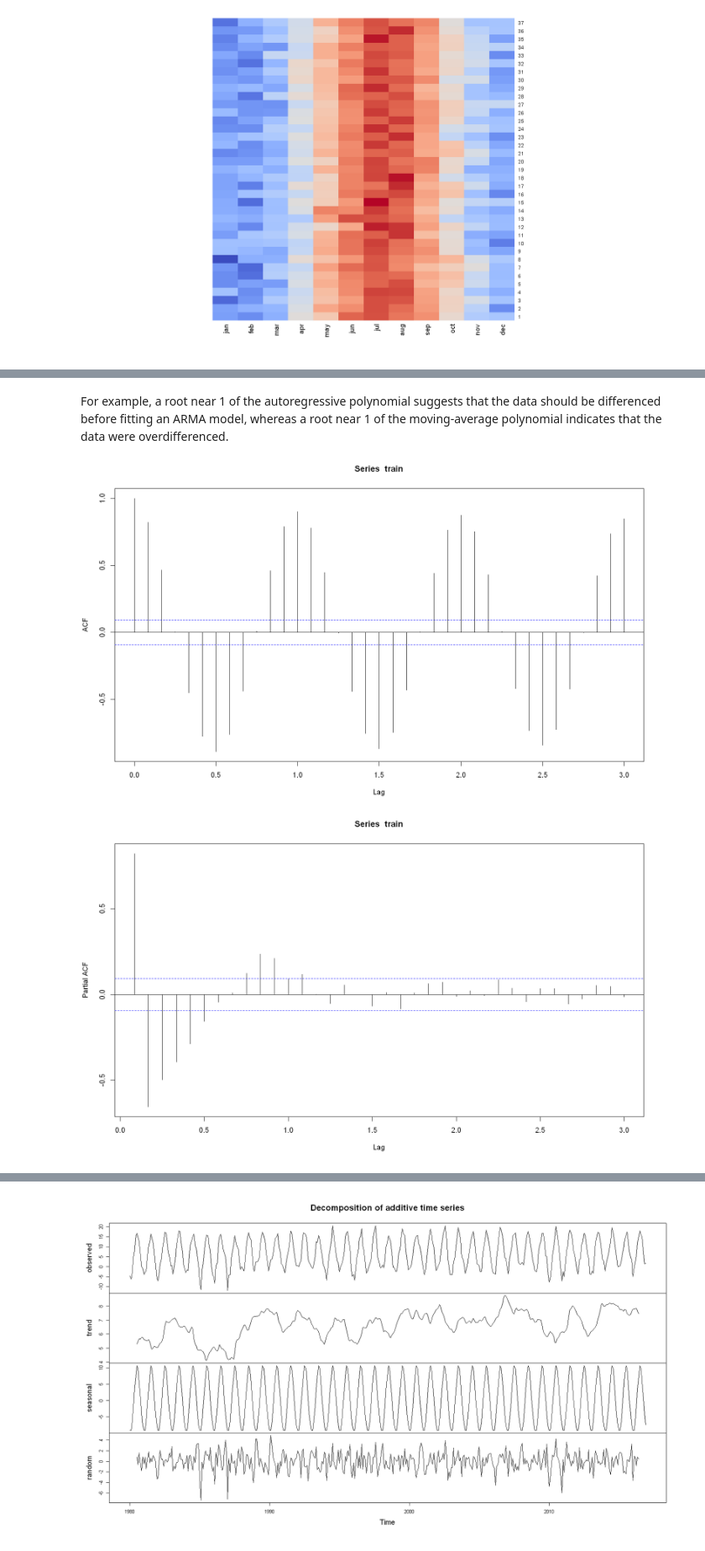
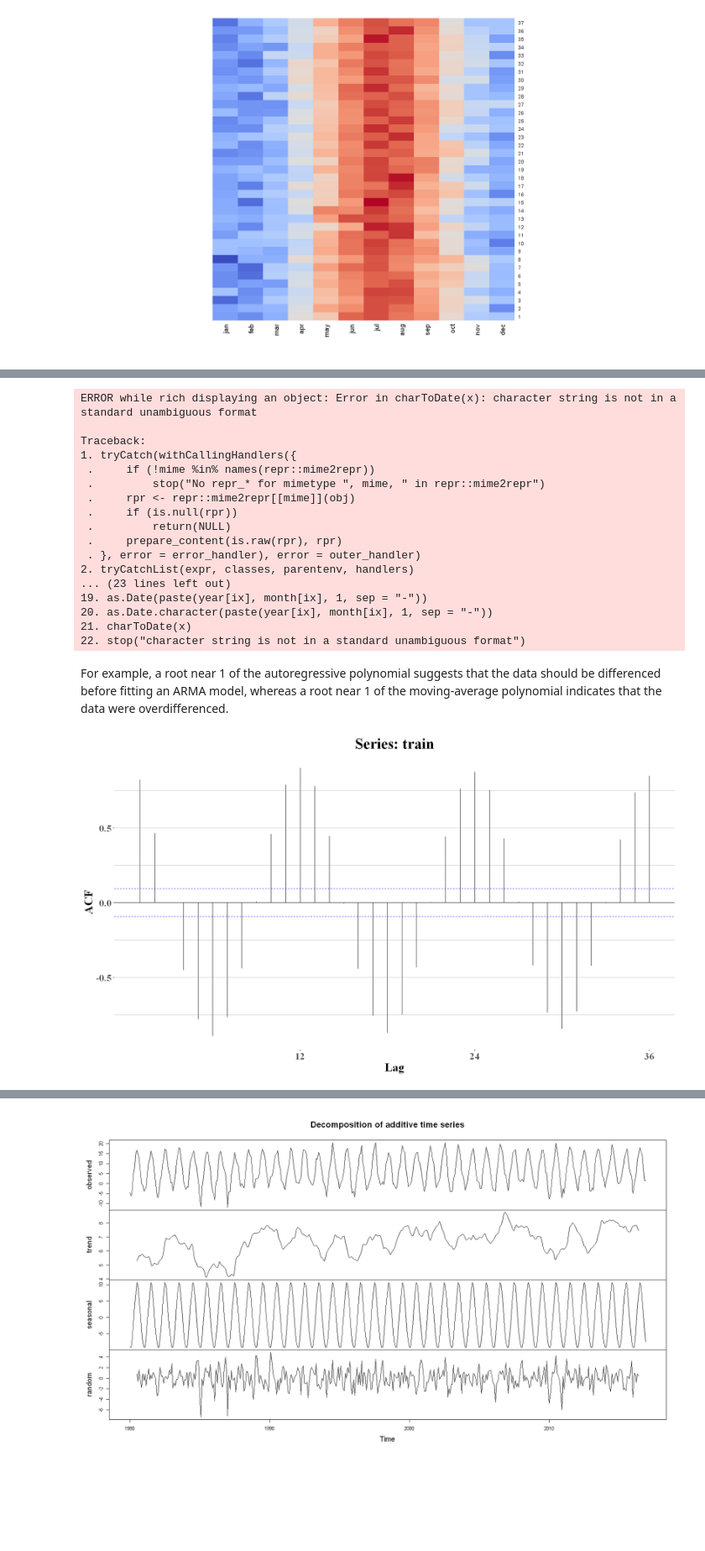
Before and after one commit to AndreasPalmgren/Sthlm-Temp-ARIMA, a Jupyter notebook: SthlmMeanTemperature.ipynb, the cells around one changed output, grey strips where cells are left out. Shown at 84% size. Cells and saved outputs as stored; diff of their text form; code cells hidden in the pictures; blank space fills up the shorter version.

```diff
--- a/SthlmMeanTemperature.ipynb
+++ b/SthlmMeanTemperature.ipynb
@@ -144,11 +197,29 @@ heatmap(dt, Colv =NA, Rowv =NA, col=cool_warm(256))
+# %%
+as.yearmon(train[62])
+# %% [output]
+ERROR while rich displaying an object: Error in charToDate(x): character string is not in a standard unambiguous format
+
+Traceback:
+1. tryCatch(withCallingHandlers({
+ .     if (!mime %in% names(repr::mime2repr))
+ .         stop("No repr_* for mimetype ", mime, " in repr::mime2repr")
+ .     rpr <- repr::mime2repr[[mime]](obj)
+ .     if (is.null(rpr))
+ .         return(NULL)
+ .     prepare_content(is.raw(rpr), rpr)
+ . }, error = error_handler), error = outer_handler)
+2. tryCatchList(expr, classes, parentenv, handlers)
+... (23 lines left out)
+19. as.Date(paste(year[ix], month[ix], 1, sep = "-"))
+20. as.Date.character(paste(year[ix], month[ix], 1, sep = "-"))
+21. charToDate(x)
+22. stop("character string is not in a standard unambiguous format")
 # %% [markdown]
 For example, a root near 1 of the autoregressive polynomial suggests that the data
 should be differenced before fitting an ARMA model, whereas a root near 1 of
 the moving-average polynomial indicates that the data were overdifferenced.
 # %%
-par(mar=c(5,4,3,4))
-acf(train, lag.max = 36)
-pacf(train, lag.max = 36)
+ggAcf(train, lag.max = 36) +
+    th
 # %% [output]
-[figure, old version]
+[figure, new version]
-[figure, removed]
```
Also changed, not shown: parts of 17 cells of this notebook.
